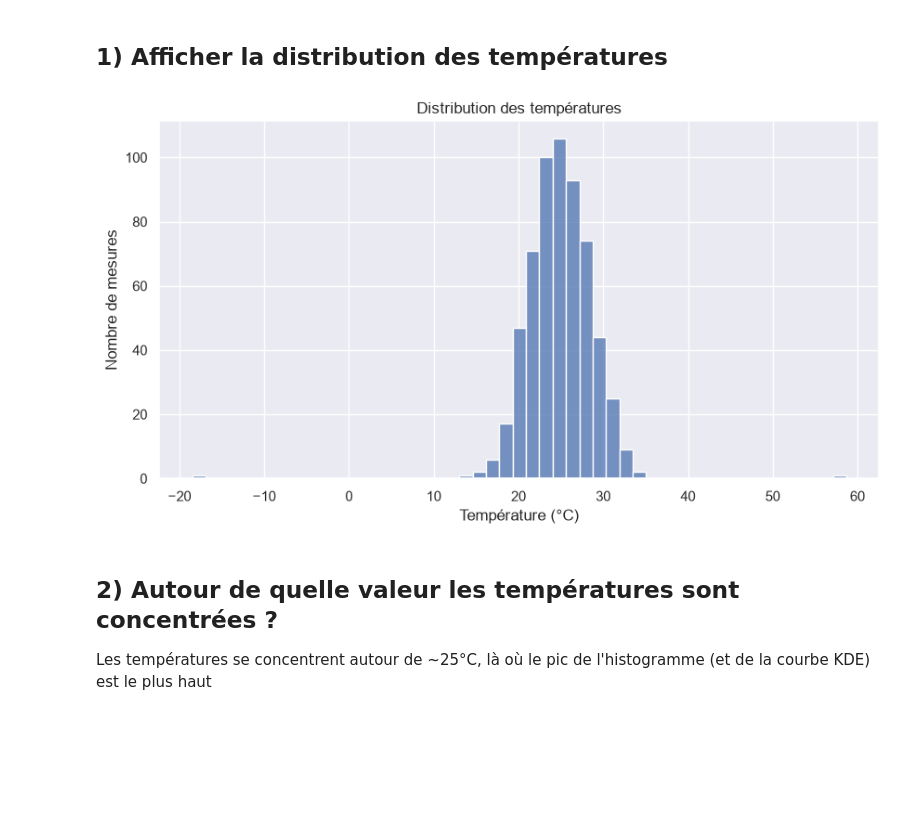
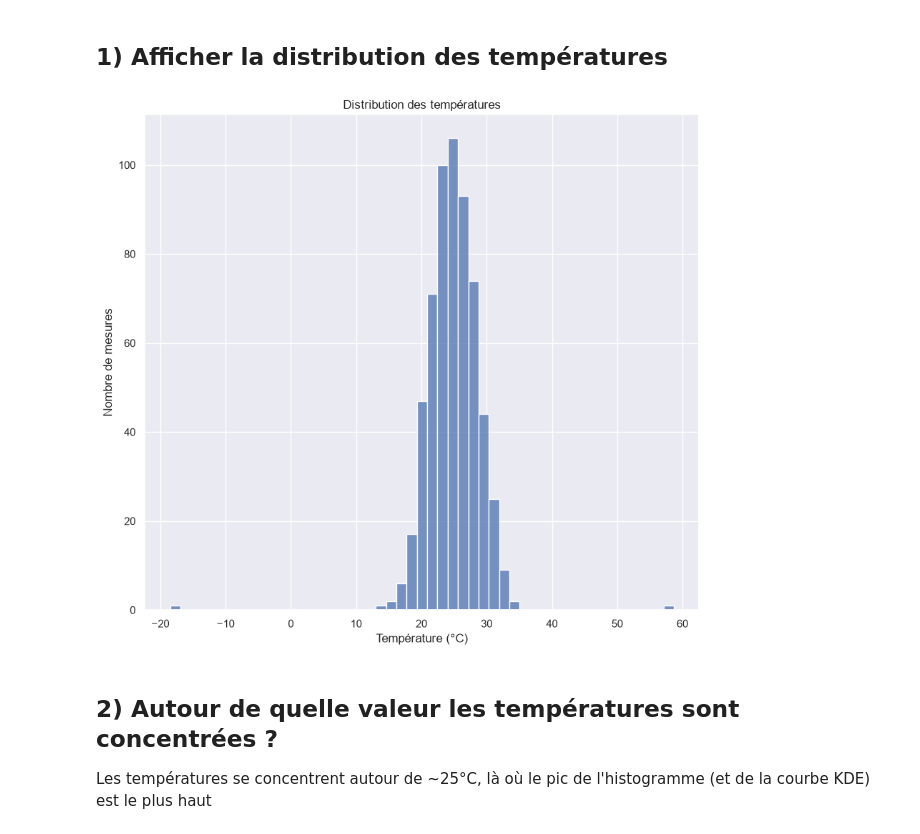
Before and after one commit to Mayra-99/atelier_seaborn_iot, a Jupyter notebook: notebooks/atelier_seaborn_iot.ipynb, the cells around one changed output. Drawn from its saved outputs; the diff is of its cells as text; code cells hidden in the pictures; blank space fills up the shorter version.

```diff
--- a/notebooks/atelier_seaborn_iot.ipynb
+++ b/notebooks/atelier_seaborn_iot.ipynb
@@ -67,15 +67,15 @@ memory usage: 42.7 KB
 # %% [markdown]
 ##  1) Afficher la distribution des températures
 # %%
-plt.figure(figsize=(10, 5))
+plt.figure(figsize=(10, 9))
 
 sns.histplot(data=df, x="temperature" )
 plt.title("Distribution des températures")
 plt.xlabel("Température (°C)")
 plt.ylabel("Nombre de mesures")
 plt.show()
 # %% [output]
-[figure, old version]
+[figure, new version]
 # %% [markdown]
 ##  2) Autour de quelle valeur les températures sont concentrées ?
  Les températures se concentrent autour de ~25°C, là où le pic de l'histogramme (et de la
```
Also changed, not shown: parts of 1 cell of this notebook.
